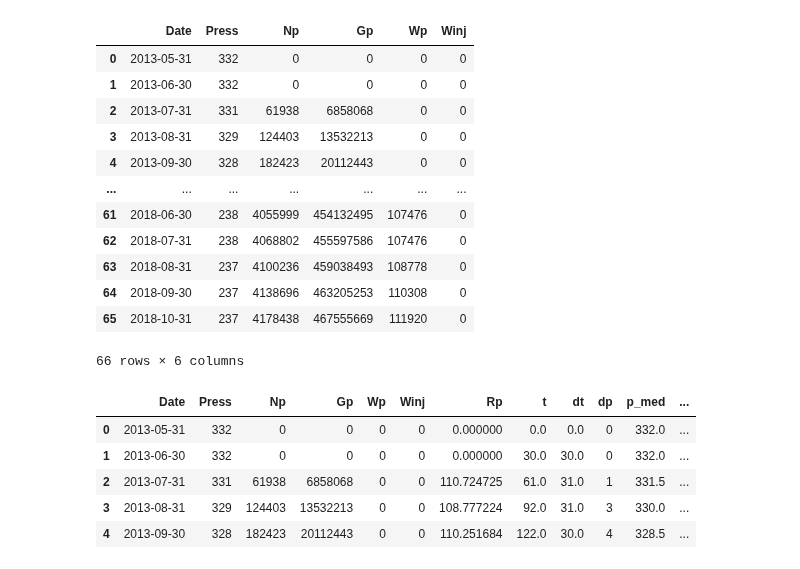
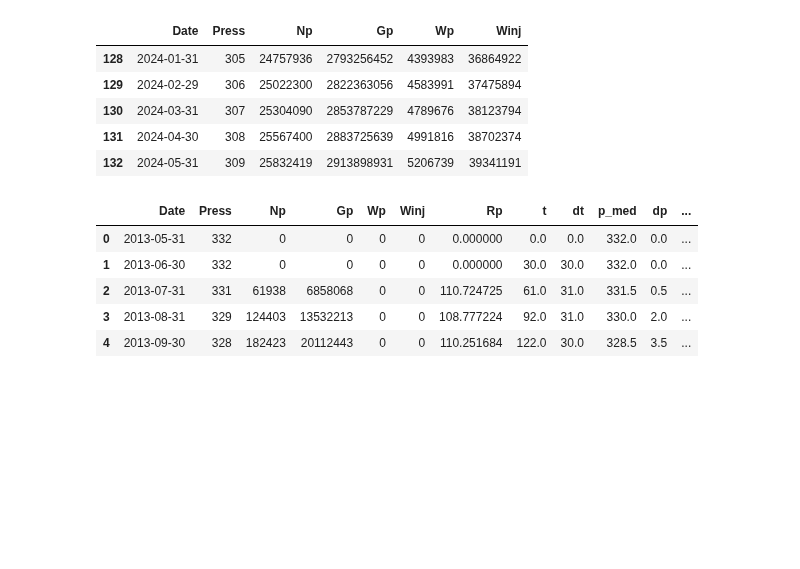
Before and after one commit to marcelogarret/projeto_mestrado, a Jupyter notebook: EBM_FIT_UNISIM_M.ipynb, the cells around one changed output. Cells and saved outputs as stored; diff of their text form; code cells hidden in the pictures; blank space fills up the shorter version.

```diff
--- a/EBM_FIT_UNISIM_M.ipynb
+++ b/EBM_FIT_UNISIM_M.ipynb
@@ -3,28 +3,21 @@
 # %%
 import pandas as pd
 import numpy as np
 import matplotlib.pyplot as plt
 from scipy.optimize import curve_fit
 from scipy.optimize import minimize
 from sklearn.metrics import r2_score
 
 df=pd.read_excel('unisim_hist-m.xlsx')
-df=pd.read_excel('unisim_hist-m.xlsx').iloc[:66,:]
-df
+# df=pd.read_excel('unisim_hist-m.xlsx').iloc[:66,:]
+df.tail()
 # %% [output]
 |  | Date | Press | Np | Gp | Wp | Winj |
-| 0 | 2013-05-31 | 332 | 0 | 0 | 0 | 0 |
-| 1 | 2013-06-30 | 332 | 0 | 0 | 0 | 0 |
-| 2 | 2013-07-31 | 331 | 61938 | 6858068 | 0 | 0 |
-| 3 | 2013-08-31 | 329 | 124403 | 13532213 | 0 | 0 |
-| 4 | 2013-09-30 | 328 | 182423 | 20112443 | 0 | 0 |
-| ... | ... | ... | ... | ... | ... | ... |
-| 61 | 2018-06-30 | 238 | 4055999 | 454132495 | 107476 | 0 |
-| 62 | 2018-07-31 | 238 | 4068802 | 455597586 | 107476 | 0 |
-| 63 | 2018-08-31 | 237 | 4100236 | 459038493 | 108778 | 0 |
-| 64 | 2018-09-30 | 237 | 4138696 | 463205253 | 110308 | 0 |
-| 65 | 2018-10-31 | 237 | 4178438 | 467555669 | 111920 | 0 |
+| 128 | 2024-01-31 | 305 | 24757936 | 2793256452 | 4393983 | 36864922 |
+| 129 | 2024-02-29 | 306 | 25022300 | 2822363056 | 4583991 | 37475894 |
+| 130 | 2024-03-31 | 307 | 25304090 | 2853787229 | 4789676 | 38123794 |
+| 131 | 2024-04-30 | 308 | 25567400 | 2883725639 | 4991816 | 38702374 |
+| 132 | 2024-05-31 | 309 | 25832419 | 2913898931 | 5206739 | 39341191 |
-66 rows × 6 columns
 # %%
 ## Parametros escalares (MODSI)
 # phi = 0.13
@@ -43,17 +36,17 @@ Swi = 0.17 ** 0.35
 df["Rp"] = (df["Gp"]/df["Np"]).fillna(0)
 df["t"] = (df["Date"]-df["Date"].iloc[0]).astype("int64")/10**9/60/60/24
 df["dt"]=df["t"].diff().fillna(0)
-df["dp"]= df["Press"].iloc[0]-df["Press"]
 df["p_med"]= (df["Press"]+(df["Press"]-df["Press"].diff()).fillna(df["Press"].iloc[0]))/2
+df["dp"]= df["Press"].iloc[0]-df["p_med"] ## Dúvida se não deveria ser df["Press"].iloc[0]-df["Press"]
 df["pmt"]=((df["Press"].iloc[0]-df["p_med"])*df["dt"]).cumsum()
 df.head()
 # %% [output]
-|  | Date | Press | Np | Gp | Wp | Winj | Rp | t | dt | dp | p_med | ... |
-| 0 | 2013-05-31 | 332 | 0 | 0 | 0 | 0 | 0.000000 | 0.0 | 0.0 | 0 | 332.0 | ... |
-| 1 | 2013-06-30 | 332 | 0 | 0 | 0 | 0 | 0.000000 | 30.0 | 30.0 | 0 | 332.0 | ... |
-| 2 | 2013-07-31 | 331 | 61938 | 6858068 | 0 | 0 | 110.724725 | 61.0 | 31.0 | 1 | 331.5 | ... |
-| 3 | 2013-08-31 | 329 | 124403 | 13532213 | 0 | 0 | 108.777224 | 92.0 | 31.0 | 3 | 330.0 | ... |
-| 4 | 2013-09-30 | 328 | 182423 | 20112443 | 0 | 0 | 110.251684 | 122.0 | 30.0 | 4 | 328.5 | ... |
+|  | Date | Press | Np | Gp | Wp | Winj | Rp | t | dt | p_med | dp | ... |
+| 0 | 2013-05-31 | 332 | 0 | 0 | 0 | 0 | 0.000000 | 0.0 | 0.0 | 332.0 | 0.0 | ... |
+| 1 | 2013-06-30 | 332 | 0 | 0 | 0 | 0 | 0.000000 | 30.0 | 30.0 | 332.0 | 0.0 | ... |
+| 2 | 2013-07-31 | 331 | 61938 | 6858068 | 0 | 0 | 110.724725 | 61.0 | 31.0 | 331.5 | 0.5 | ... |
+| 3 | 2013-08-31 | 329 | 124403 | 13532213 | 0 | 0 | 108.777224 | 92.0 | 31.0 | 330.0 | 2.0 | ... |
+| 4 | 2013-09-30 | 328 | 182423 | 20112443 | 0 | 0 | 110.251684 | 122.0 | 30.0 | 328.5 | 3.5 | ... |
 # %%
 ## PVT functions
 
```
Also changed, not shown: parts of 6 cells of this notebook.
